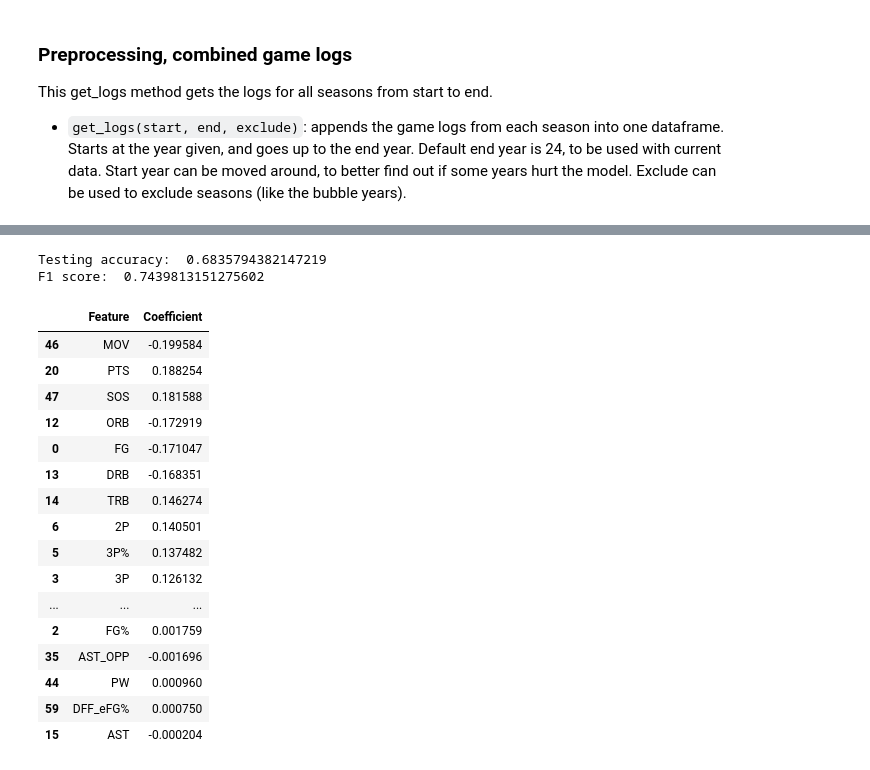
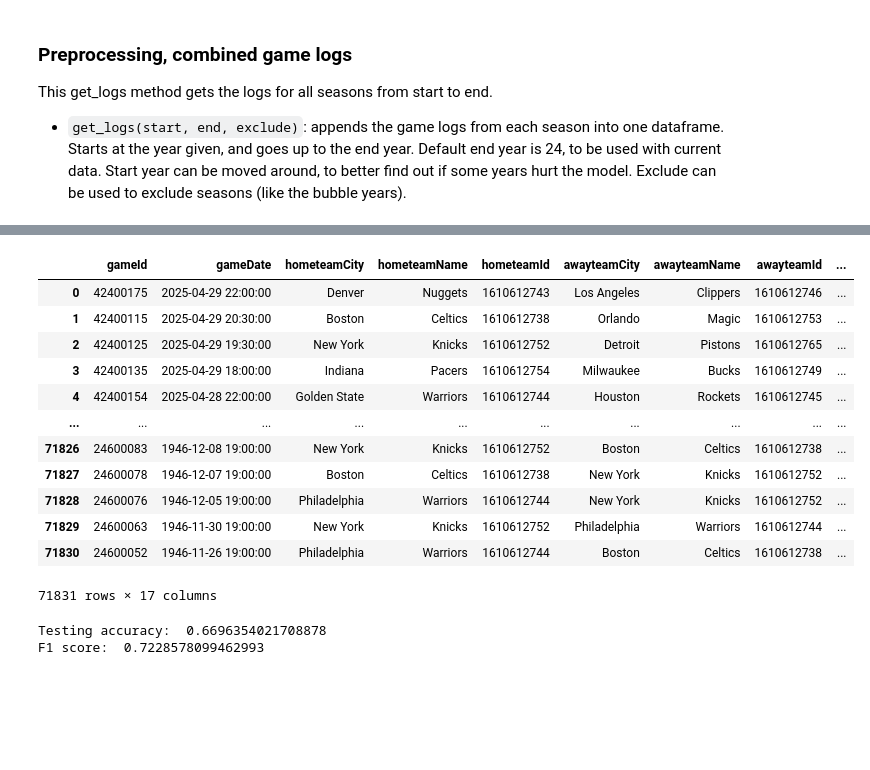
Before and after one commit to mamamia5x/NBA, a Jupyter notebook: final.ipynb, the cells around one changed output, grey strips where cells are left out. Drawn from its saved outputs; the diff is of its cells as text; code cells hidden in the pictures; blank space fills up the shorter version.

```diff
--- a/final.ipynb
+++ b/final.ipynb
@@ -308,39 +317,34 @@ with pd.option_context('display.max_rows', None):
+# %%
+df
+# %% [output]
+|  | gameId | gameDate | hometeamCity | hometeamName | hometeamId | awayteamCity | awayteamName | awayteamId | ... |
+| 0 | 42400175 | 2025-04-29 22:00:00 | Denver | Nuggets | 1610612743 | Los Angeles | Clippers | 1610612746 | ... |
+| 1 | 42400115 | 2025-04-29 20:30:00 | Boston | Celtics | 1610612738 | Orlando | Magic | 1610612753 | ... |
+| 2 | 42400125 | 2025-04-29 19:30:00 | New York | Knicks | 1610612752 | Detroit | Pistons | 1610612765 | ... |
+| 3 | 42400135 | 2025-04-29 18:00:00 | Indiana | Pacers | 1610612754 | Milwaukee | Bucks | 1610612749 | ... |
+| 4 | 42400154 | 2025-04-28 22:00:00 | Golden State | Warriors | 1610612744 | Houston | Rockets | 1610612745 | ... |
+| ... | ... | ... | ... | ... | ... | ... | ... | ... | ... |
+| 71826 | 24600083 | 1946-12-08 19:00:00 | New York | Knicks | 1610612752 | Boston | Celtics | 1610612738 | ... |
+| 71827 | 24600078 | 1946-12-07 19:00:00 | Boston | Celtics | 1610612738 | New York | Knicks | 1610612752 | ... |
+| 71828 | 24600076 | 1946-12-05 19:00:00 | Philadelphia | Warriors | 1610612744 | New York | Knicks | 1610612752 | ... |
+| 71829 | 24600063 | 1946-11-30 19:00:00 | New York | Knicks | 1610612752 | Philadelphia | Warriors | 1610612744 | ... |
+| 71830 | 24600052 | 1946-11-26 19:00:00 | Philadelphia | Warriors | 1610612744 | Boston | Celtics | 1610612738 | ... |
+71831 rows × 17 columns
 # %%
-X_train, X_test, y_train, y_test = train_test_split(X, y, test_size=.3)
+scaler = StandardScaler()
+
 keep = stat_df[stat_df.significant].index.to_list()
+X_significant = X[keep]
+X_scaled = pd.DataFrame(scaler.fit_transform(X_significant), columns=X_significant.columns)
+
+X_train, X_test, y_train, y_test = train_test_split(X_scaled, y, test_size=.3)
 log = LogisticRegression(max_iter=10000)
-log.fit(X_train[keep], y_train)
-predict = log.predict(X_test[keep])
+log.fit(X_train, y_train)
+predict = log.predict(X_test)
 
 print("Testing accuracy: ", accuracy_score(y_test, predict))
 print("F1 score: ", f1_score(y_test, predict))
 # %% [output]
-Testing accuracy:  0.6835794382147219
-F1 score:  0.7439813151275602
+Testing accuracy:  0.6696354021708878
+F1 score:  0.7228578099462993
-# %%
-features = pd.DataFrame({
-  'Feature': X[keep].columns,
-  'Coefficient': log.coef_[0]
-})
-features = features.sort_values(by='Coefficient', key=abs, ascending=False)
-with pd.option_context('display.max_rows', None):
-  display(features)
-# %% [output]
-|  | Feature | Coefficient |
-| 46 | MOV | -0.199584 |
-| 20 | PTS | 0.188254 |
-| 47 | SOS | 0.181588 |
-| 12 | ORB | -0.172919 |
-| 0 | FG | -0.171047 |
-| 13 | DRB | -0.168351 |
-| 14 | TRB | 0.146274 |
-| 6 | 2P | 0.140501 |
-| 5 | 3P% | 0.137482 |
-| 3 | 3P | 0.126132 |
-| ... | ... | ... |
-| 2 | FG% | 0.001759 |
-| 35 | AST_OPP | -0.001696 |
-| 44 | PW | 0.000960 |
-| 59 | DFF_eFG% | 0.000750 |
-| 15 | AST | -0.000204 |
 # %%
```
Also changed, not shown: parts of 5 cells of this notebook.
